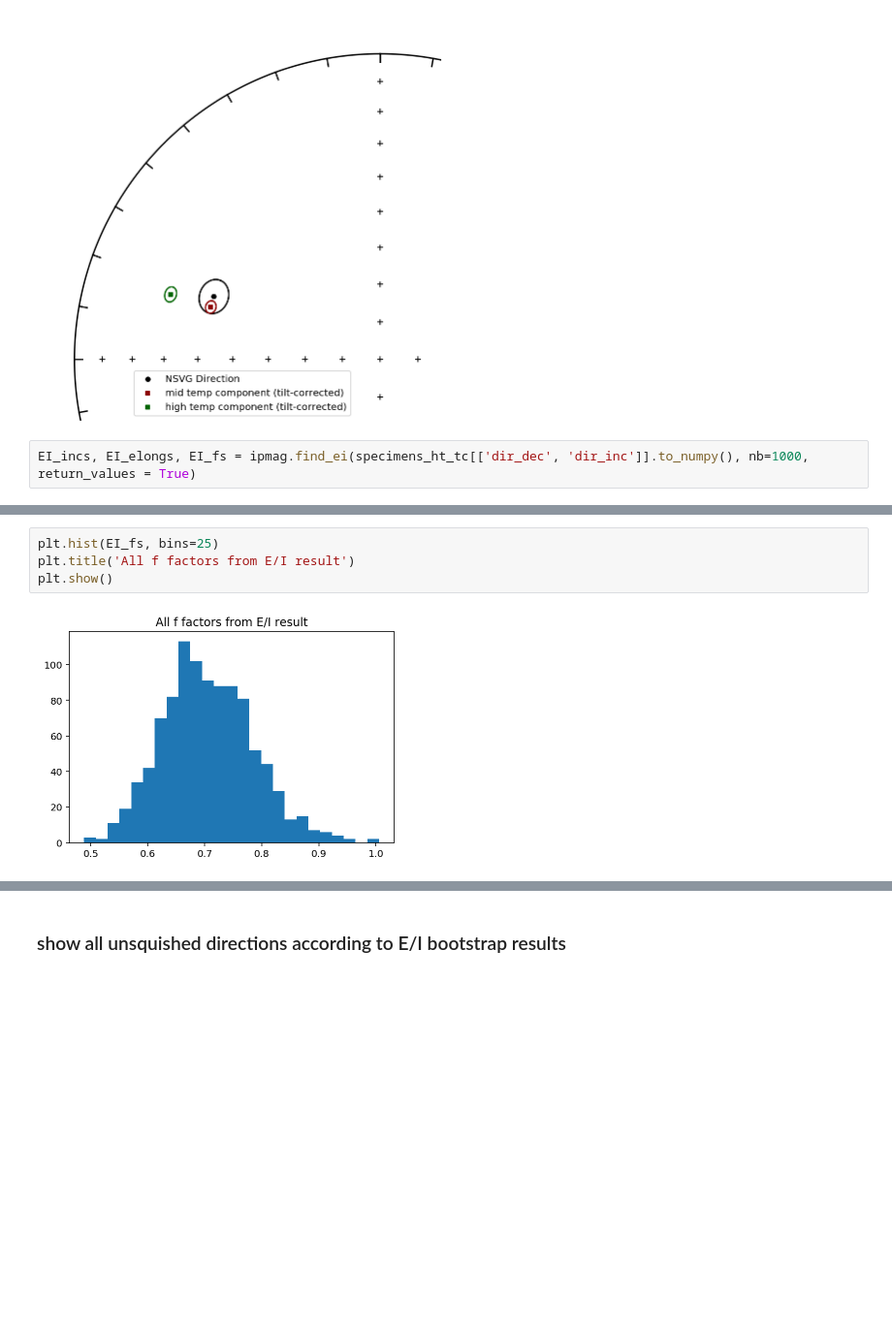
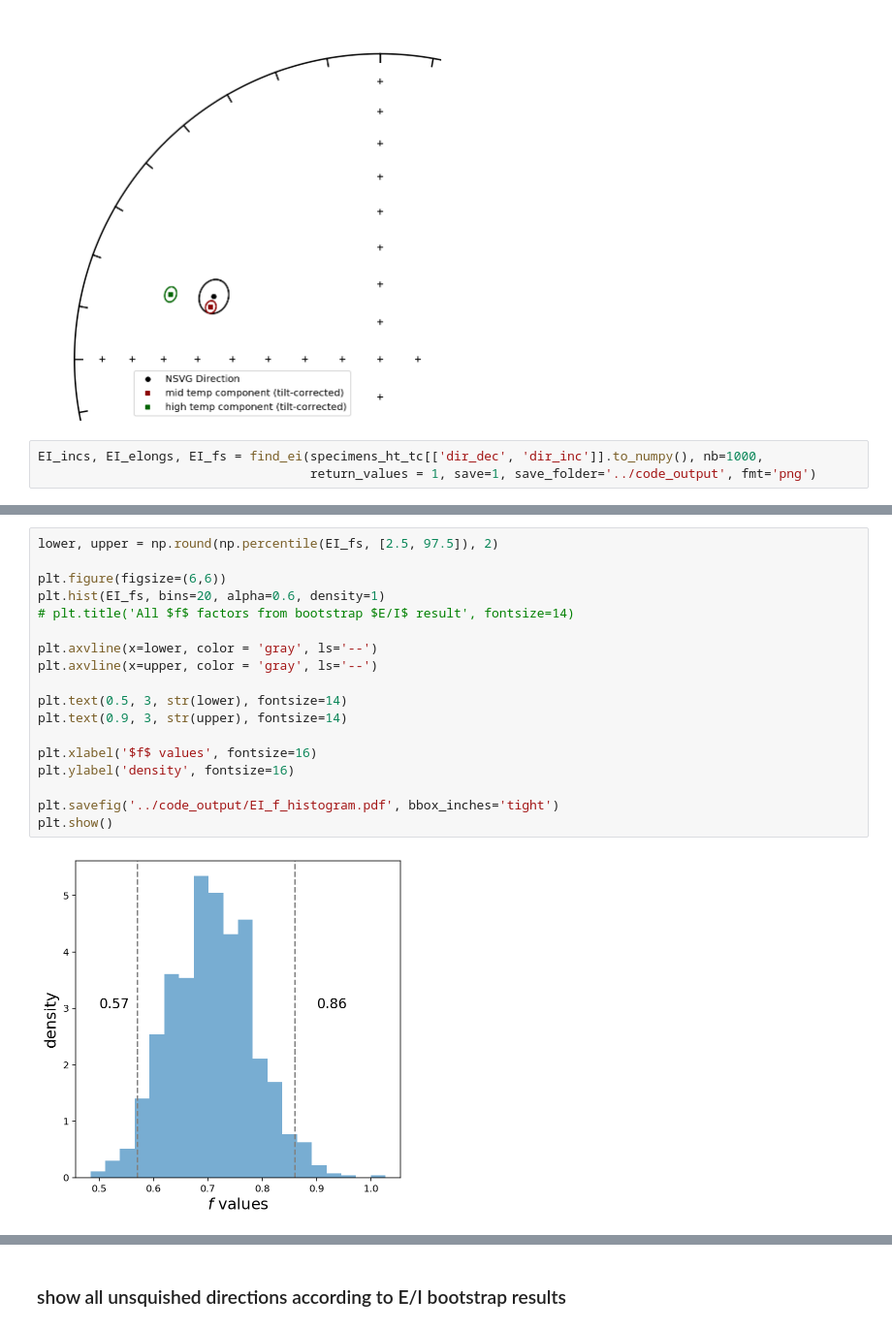
Before and after one commit to Swanson-Hysell-Group/Inclination_Shallowing, a Jupyter notebook: code/Notebooks/Cutface_Kent.ipynb, the cells around one changed output, grey strips where cells are left out. Shown at 97% size. Saved outputs shown, nothing was run; the diff lists cells and outputs as text; blank space fills up the shorter version.

```diff
--- a/code/Notebooks/Cutface_Kent.ipynb
+++ b/code/Notebooks/Cutface_Kent.ipynb
@@ -179,7 +471,8 @@ plt.show()
 # %% [output]
 [figure]
 # %%
-EI_incs, EI_elongs, EI_fs = ipmag.find_ei(specimens_ht_tc[['dir_dec', 'dir_inc']].to_numpy(), nb=1000, return_values = True)
+EI_incs, EI_elongs, EI_fs = find_ei(specimens_ht_tc[['dir_dec', 'dir_inc']].to_numpy(), nb=1000,
+                                    return_values = 1, save=1, save_folder='../code_output', fmt='png')
 # %% [output]
 Bootstrapping.... be patient
 
@@ -196,7 +489,21 @@ with bootstrapped confidence bounds of: 0.88 to 0.56
 [figure]
 # %%
-plt.hist(EI_fs, bins=25)
-plt.title('All f factors from E/I result')
+lower, upper = np.round(np.percentile(EI_fs, [2.5, 97.5]), 2)
+
+plt.figure(figsize=(6,6))
+plt.hist(EI_fs, bins=20, alpha=0.6, density=1)
+# plt.title('All $f$ factors from bootstrap $E/I$ result', fontsize=14)
+
+plt.axvline(x=lower, color = 'gray', ls='--')
+plt.axvline(x=upper, color = 'gray', ls='--')
+
+plt.text(0.5, 3, str(lower), fontsize=14)
+plt.text(0.9, 3, str(upper), fontsize=14)
+
+plt.xlabel('$f$ values', fontsize=16)
+plt.ylabel('density', fontsize=16)
+
+plt.savefig('../code_output/EI_f_histogram.pdf', bbox_inches='tight')
 plt.show()
 # %% [output]
-[figure, old version]
+[figure, new version]
```
Also changed, not shown: parts of 26 cells of this notebook, 1 other file.
